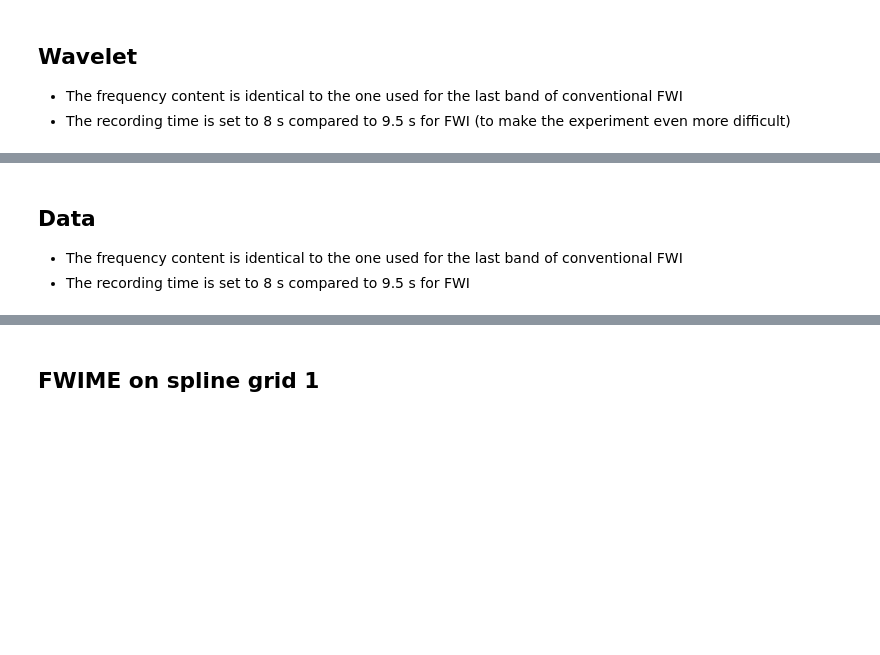
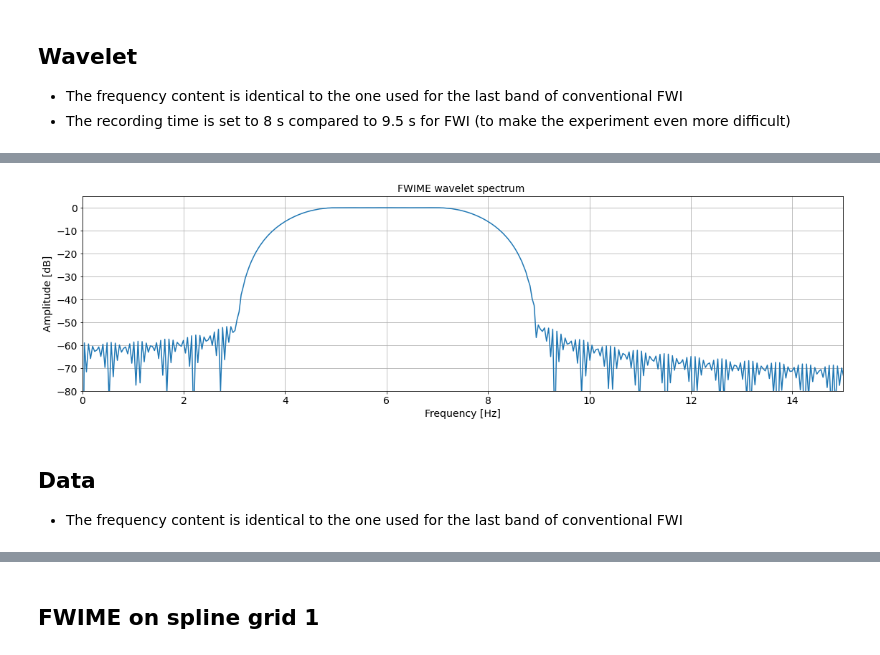
Before and after one commit to gbarnier/FWIME-applications, a Jupyter notebook: applications-jupyter/BP_North_Sea/BP_North_Sea.ipynb, the cells around one changed output, grey strips where cells are left out. Saved outputs shown, nothing was run; the diff lists cells and outputs as text; code cells hidden in the pictures; blank space fills up the shorter version.

```diff
--- a/applications-jupyter/BP_North_Sea/BP_North_Sea.ipynb
+++ b/applications-jupyter/BP_North_Sea/BP_North_Sea.ipynb
@@ -557,4 +587,27 @@ ${ACO_GPU_PACK}/bin/waveletFloatMain.py par=par/BP_North_Sea-fwime-3-9.p timeDel
+# %%
+# Read spectra
+spectra = genericIO.defaultIO.getVector("wav/BP_North_Sea_fwime_temp_spec.H")
+spectra_Nd = spectra.getNdArray()
+spectraHyper = spectra.getHyper()
+
+# Read dimensions
+freq_axis = spectraHyper.getAxis(1)
+nf = freq_axis.n
+of = freq_axis.o
+df = freq_axis.d
+
+# Display wavelets in time
+fig, ax = plt.subplots(figsize=(19,5))
+freq_range = np.linspace(of, of+(nf-1)*df, nf)
+plt.plot(freq_range, spectra_Nd.T)
+plt.title('FWIME wavelet spectrum '), plt.xlabel("Frequency [Hz]"), plt.ylabel("Amplitude [dB]")
+ax.autoscale(enable=True, axis='x', tight=True)
+plt.ylim([-80, 5])
+plt.xlim([0, 15])
+plt.grid()
+plt.show()
+# %% [output]
+[figure, added]
 # %% [markdown]
 ## Data
 * The frequency content is identical to the one used for the last band of conventional FWI
-* The recording time is set to 8 s compared to 9.5 s for FWI
```
Also changed, not shown: parts of 40 cells of this notebook, 3 other files.
